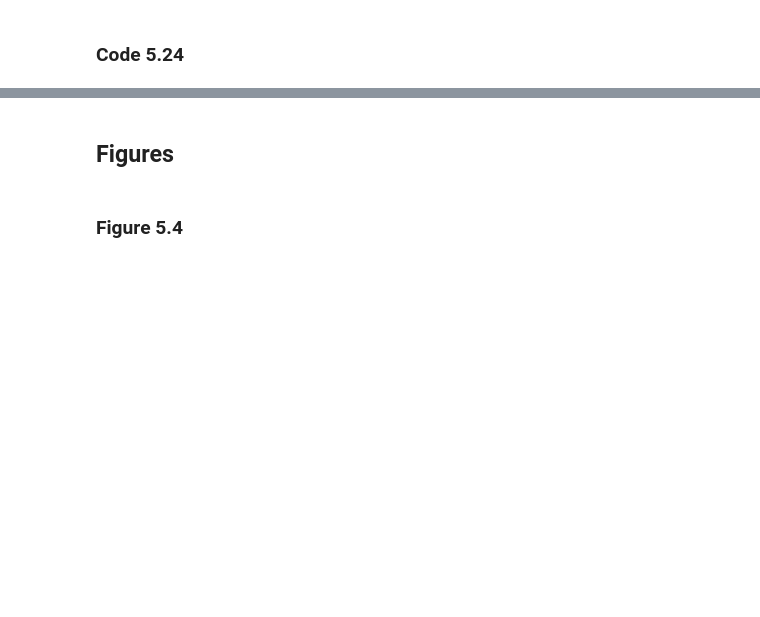
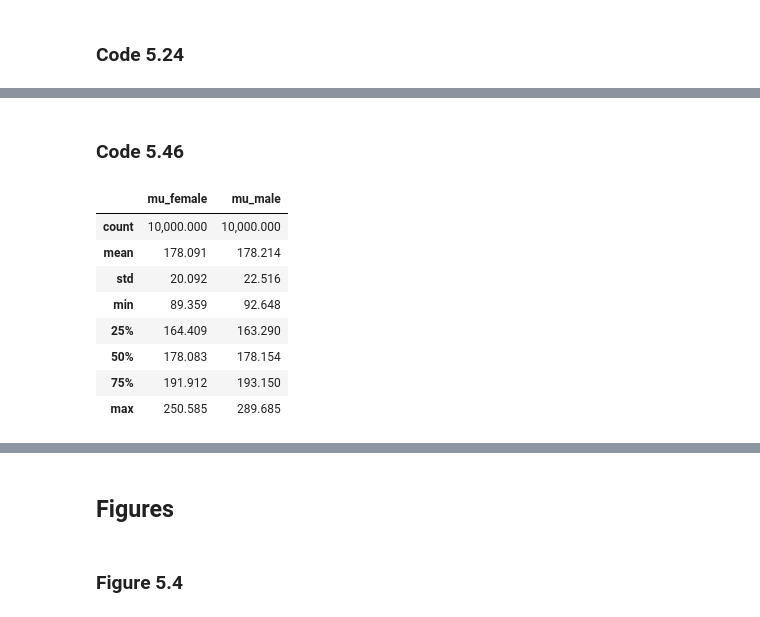
Before and after one commit to Giuco/statistical-rethinking, a Jupyter notebook: notebooks/Ch5.ipynb, the cells around one changed output, grey strips where cells are left out. Saved outputs shown, nothing was run; the diff lists cells and outputs as text; code cells hidden in the pictures; blank space fills up the shorter version.

```diff
--- a/notebooks/Ch5.ipynb
+++ b/notebooks/Ch5.ipynb
@@ -414,0 +771,18 @@ plt.show()
+# %% [markdown]
+### Code 5.46
+# %%
+mu_female = np.random.normal(loc=178, scale=20, size=10_000)
+mu_male = np.random.normal(loc=178, scale=20, size=10_000) + np.random.normal(loc=0, scale=10, size=10_000)
+dd = pd.DataFrame({'mu_female': mu_female, 'mu_male': mu_male})
+# %%
+dd.describe()
+# %% [output]
+|  | mu_female | mu_male |
+| count | 10,000.000 | 10,000.000 |
+| mean | 178.091 | 178.214 |
+| std | 20.092 | 22.516 |
+| min | 89.359 | 92.648 |
+| 25% | 164.409 | 163.290 |
+| 50% | 178.083 | 178.154 |
+| 75% | 191.912 | 193.150 |
+| max | 250.585 | 289.685 |
```
Also changed, not shown: parts of 130 cells of this notebook.
